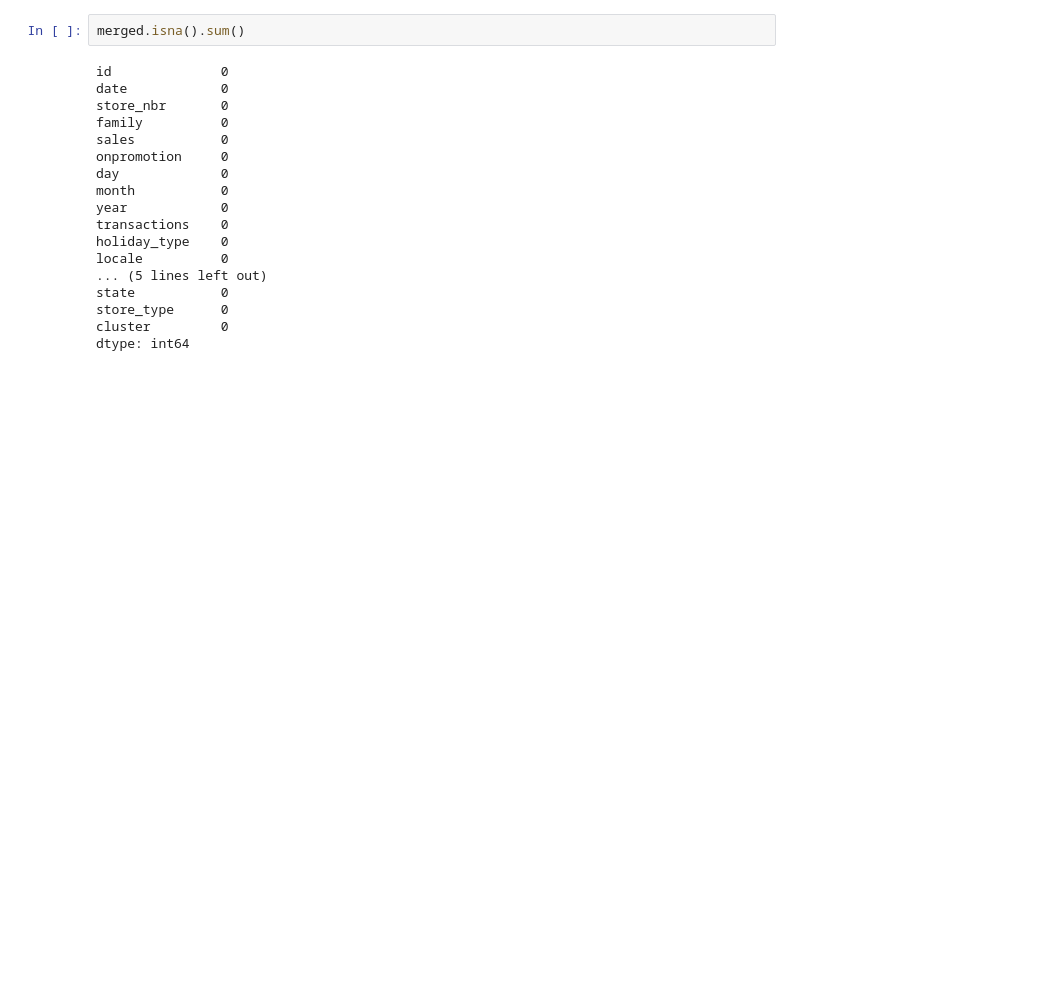
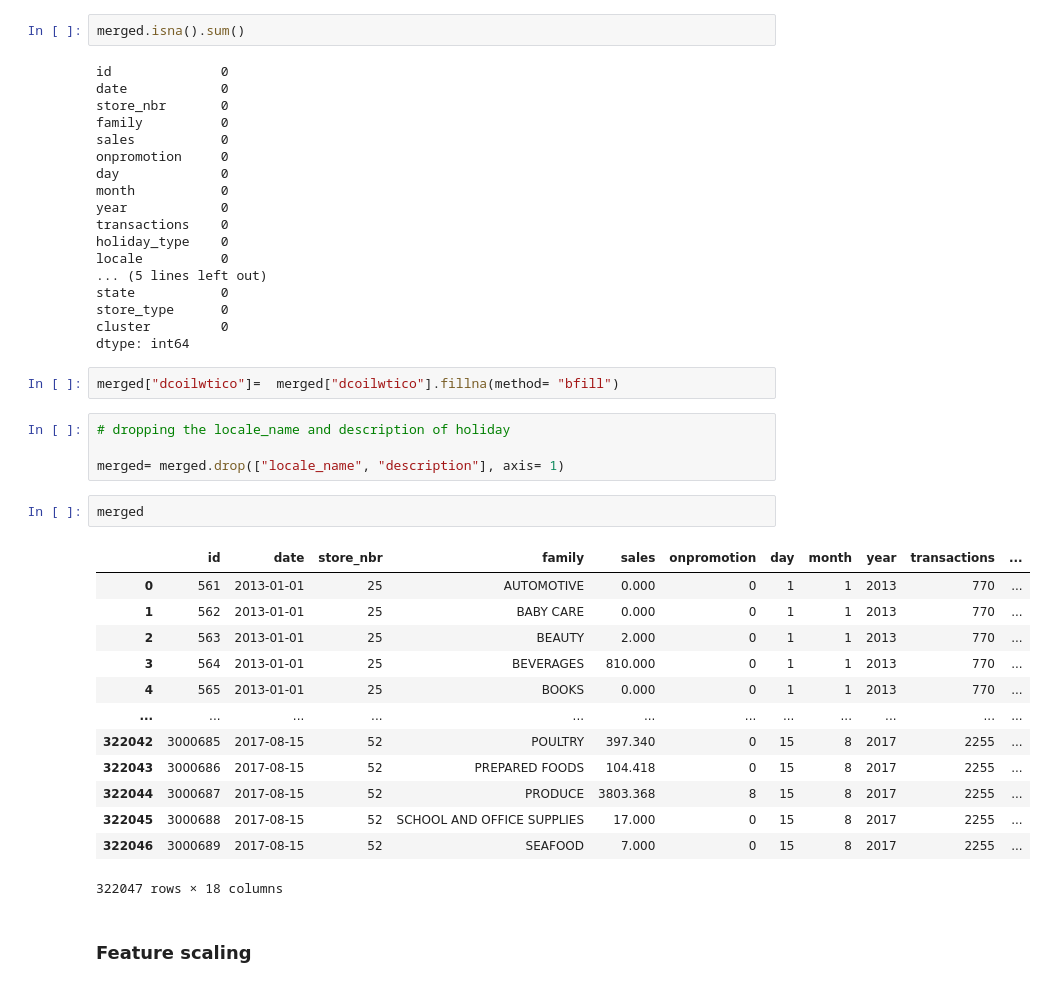
Before and after one commit to Ephicho/Regression, a Jupyter notebook: Regression.ipynb, the cells around one changed output. Cells and saved outputs as stored; diff of their text form; blank space fills up the shorter version.

```diff
--- a/Regression.ipynb
+++ b/Regression.ipynb
@@ -597,3 +626,27 @@ state           0
 store_type      0
 cluster         0
 dtype: int64
+# %%
+merged["dcoilwtico"]=  merged["dcoilwtico"].fillna(method= "bfill")
+# %%
+# dropping the locale_name and description of holiday
+
+merged= merged.drop(["locale_name", "description"], axis= 1)
+# %%
+merged
+# %% [output]
+|  | id | date | store_nbr | family | sales | onpromotion | day | month | year | transactions | ... |
+| 0 | 561 | 2013-01-01 | 25 | AUTOMOTIVE | 0.000 | 0 | 1 | 1 | 2013 | 770 | ... |
+| 1 | 562 | 2013-01-01 | 25 | BABY CARE | 0.000 | 0 | 1 | 1 | 2013 | 770 | ... |
+| 2 | 563 | 2013-01-01 | 25 | BEAUTY | 2.000 | 0 | 1 | 1 | 2013 | 770 | ... |
+| 3 | 564 | 2013-01-01 | 25 | BEVERAGES | 810.000 | 0 | 1 | 1 | 2013 | 770 | ... |
+| 4 | 565 | 2013-01-01 | 25 | BOOKS | 0.000 | 0 | 1 | 1 | 2013 | 770 | ... |
+| ... | ... | ... | ... | ... | ... | ... | ... | ... | ... | ... | ... |
+| 322042 | 3000685 | 2017-08-15 | 52 | POULTRY | 397.340 | 0 | 15 | 8 | 2017 | 2255 | ... |
+| 322043 | 3000686 | 2017-08-15 | 52 | PREPARED FOODS | 104.418 | 0 | 15 | 8 | 2017 | 2255 | ... |
+| 322044 | 3000687 | 2017-08-15 | 52 | PRODUCE | 3803.368 | 8 | 15 | 8 | 2017 | 2255 | ... |
+| 322045 | 3000688 | 2017-08-15 | 52 | SCHOOL AND OFFICE SUPPLIES | 17.000 | 0 | 15 | 8 | 2017 | 2255 | ... |
+| 322046 | 3000689 | 2017-08-15 | 52 | SEAFOOD | 7.000 | 0 | 15 | 8 | 2017 | 2255 | ... |
+322047 rows × 18 columns
+# %% [markdown]
+### Feature scaling
```
Also changed, not shown: parts of 22 cells of this notebook.
